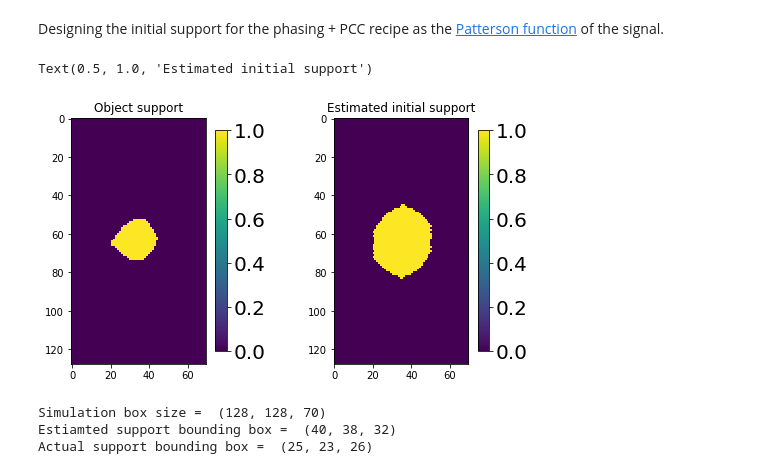
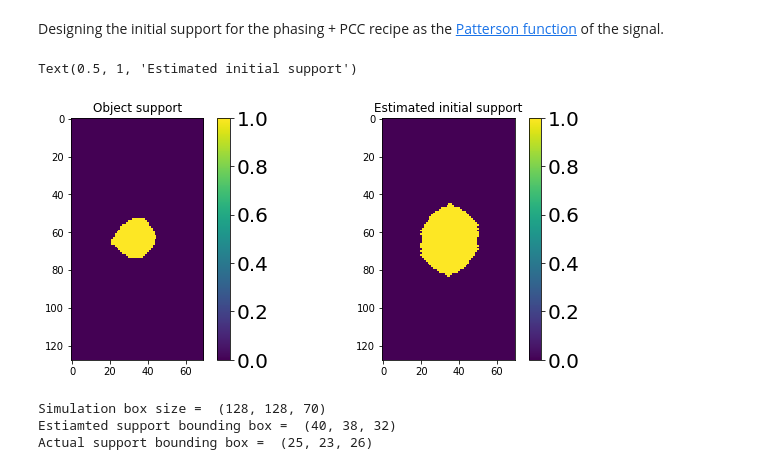
Before and after one commit to siddharth-maddali/Phaser, a Jupyter notebook: partial_coherence.ipynb, the cells around one changed output. Cells and saved outputs as stored; diff of their text form; code cells hidden in the pictures.

```diff
--- a/partial_coherence.ipynb
+++ b/partial_coherence.ipynb
@@ -91,16 +91,16 @@ support[ np.where( labeled==support_label ) ] = 1.
 support = binary_erosion( binary_dilation( support, iterations=5 ), iterations=1 )
 # %%
 ax = tp.TilePlot(
-    tuple( this[64,:,:] for this in ( np.absolute( mydata.crystal_4 ), support ) ),
+    tuple( this[64,:,:] for this in ( np.absolute( mydata.crystal_4 ), support.astype( float ) ) ),
     ( 1, 2 ),
-    ( 8, 4 )
+    ( 10, 4 )
 )[-1]
 
 ax[0].set_title( 'Object support' )
 ax[1].set_title( 'Estimated initial support' )
 # %% [output]
-Text(0.5, 1.0, 'Estimated initial support')
+Text(0.5, 1, 'Estimated initial support')
-[figure, old version]
+[figure, new version]
 # %%
 print( 'Simulation box size = ', support.shape )
 print( 'Estiamted support bounding box = ', tuple( this.max()-this.min() for this in np.where( support > 0.5 ) ) )
```
Also changed, not shown: parts of 13 cells of this notebook, 5 other files.
